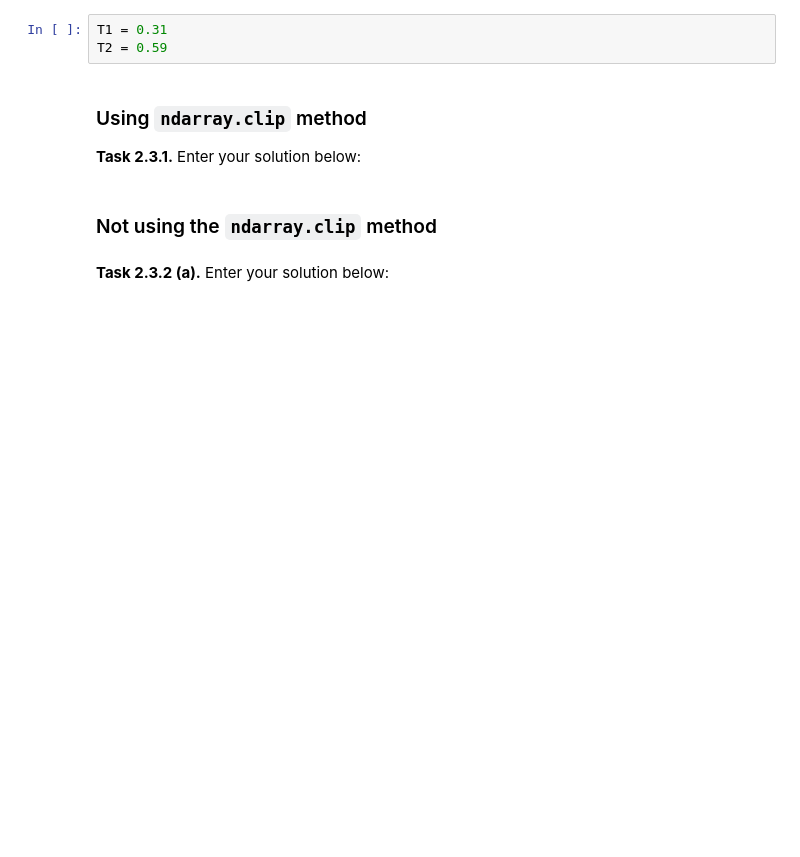
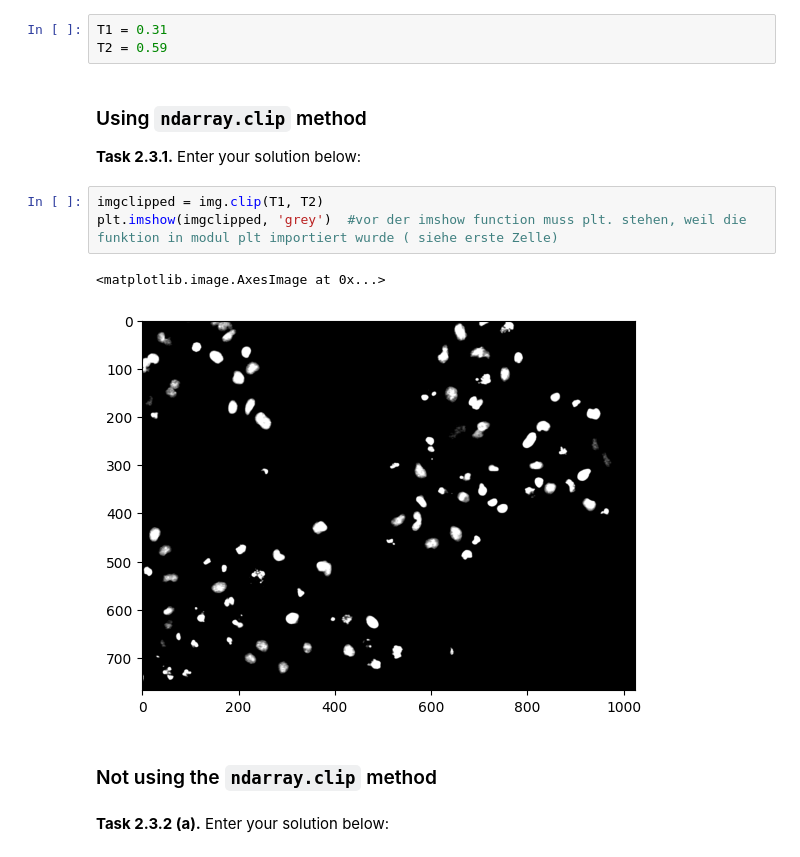
Before and after one commit to praxle/mobi-fs3-python, a Jupyter notebook: task2.ipynb, the cells around one changed output. Saved outputs shown, nothing was run; the diff lists cells and outputs as text; blank space fills up the shorter version.

```diff
--- a/task2.ipynb
+++ b/task2.ipynb
@@ -46,6 +46,12 @@ T2 = 0.59
 ### Using `ndarray.clip` method
 
 **<a id="#">Task 2.3.1.</a>** Enter your solution below:
+# %%
+imgclipped = img.clip(T1, T2)
+plt.imshow(imgclipped, 'grey')  #vor der imshow function muss plt. stehen, weil die funktion in modul plt importiert wurde ( siehe erste Zelle)
+# %% [output]
+<matplotlib.image.AxesImage at 0x...>
+[figure, added]
 # %% [markdown]
 ### Not using the `ndarray.clip` method
 # %% [markdown]
```
